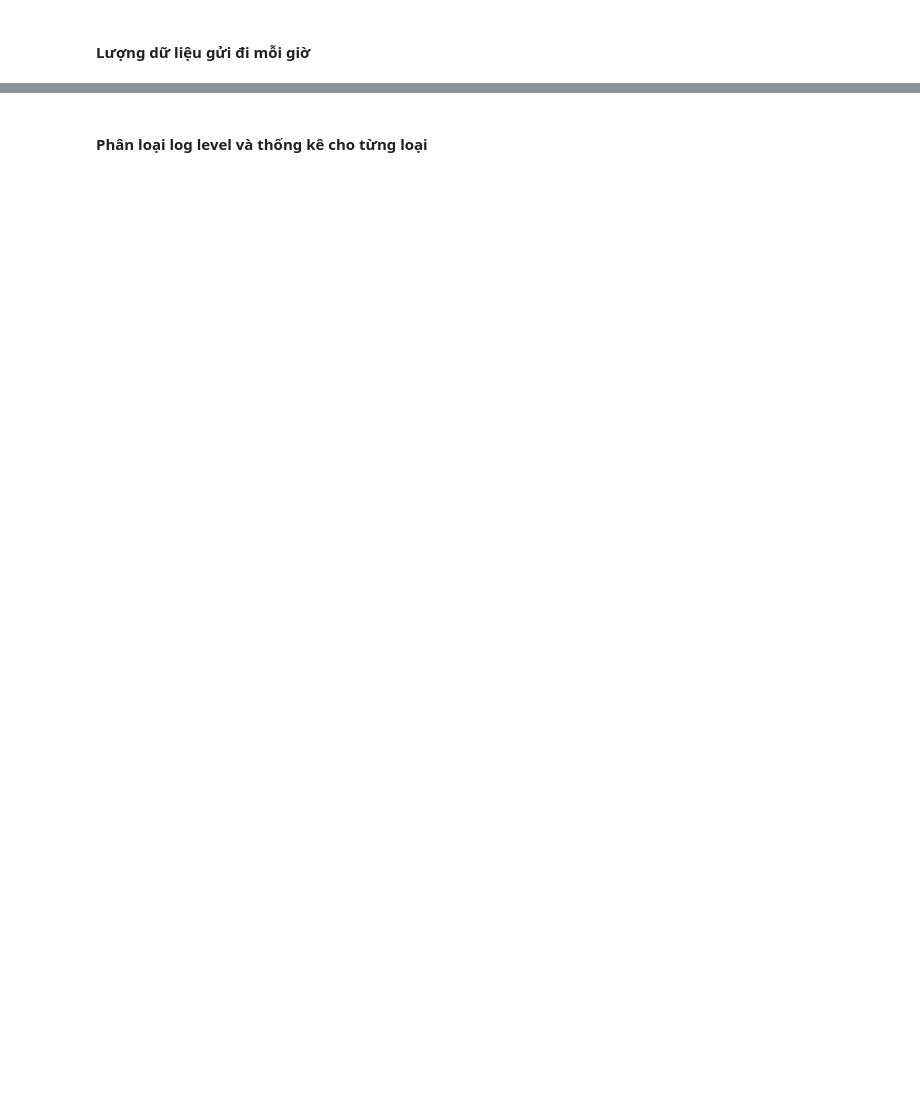
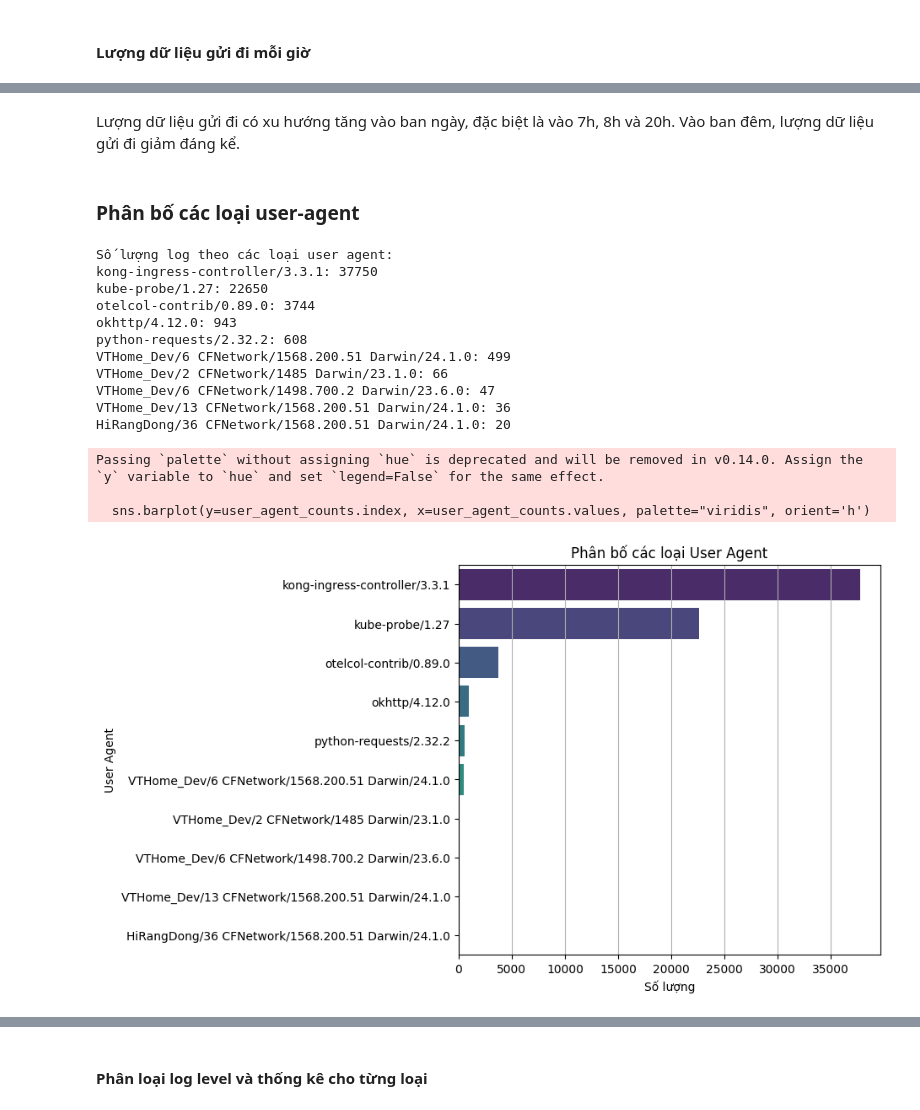
Before and after one commit to kynestic/Server-Log-Analysis, a Jupyter notebook: notebooks/data_understanding.ipynb, the cells around one changed output, grey strips where cells are left out. Saved outputs shown, nothing was run; the diff lists cells and outputs as text; code cells hidden in the pictures; blank space fills up the shorter version.

```diff
--- a/notebooks/data_understanding.ipynb
+++ b/notebooks/data_understanding.ipynb
@@ -102 +147,24 @@ visualizer.plot_bytes_sent_per_hour()
 [figure]
+# %% [markdown]
+Lượng dữ liệu gửi đi có xu hướng tăng vào ban ngày, đặc biệt là vào 7h, 8h và 20h.
+Vào ban đêm, lượng dữ liệu gửi đi giảm đáng kể.
+# %% [markdown]
+### Phân bố các loại user-agent
+# %%
+visualizer.plot_user_agent_distribution()
+# %% [output]
+Số lượng log theo các loại user agent:
+kong-ingress-controller/3.3.1: 37750
+kube-probe/1.27: 22650
+otelcol-contrib/0.89.0: 3744
+okhttp/4.12.0: 943
+python-requests/2.32.2: 608
+VTHome_Dev/6 CFNetwork/1568.200.51 Darwin/24.1.0: 499
+VTHome_Dev/2 CFNetwork/1485 Darwin/23.1.0: 66
+VTHome_Dev/6 CFNetwork/1498.700.2 Darwin/23.6.0: 47
+VTHome_Dev/13 CFNetwork/1568.200.51 Darwin/24.1.0: 36
+HiRangDong/36 CFNetwork/1568.200.51 Darwin/24.1.0: 20
+Passing `palette` without assigning `hue` is deprecated and will be removed in v0.14.0. Assign the `y` variable to `hue` and set `legend=False` for the same effect.
+
+  sns.barplot(y=user_agent_counts.index, x=user_agent_counts.values, palette="viridis", orient='h')
+[figure, added]
```
Also changed, not shown: parts of 9 cells of this notebook, 1 other file.
